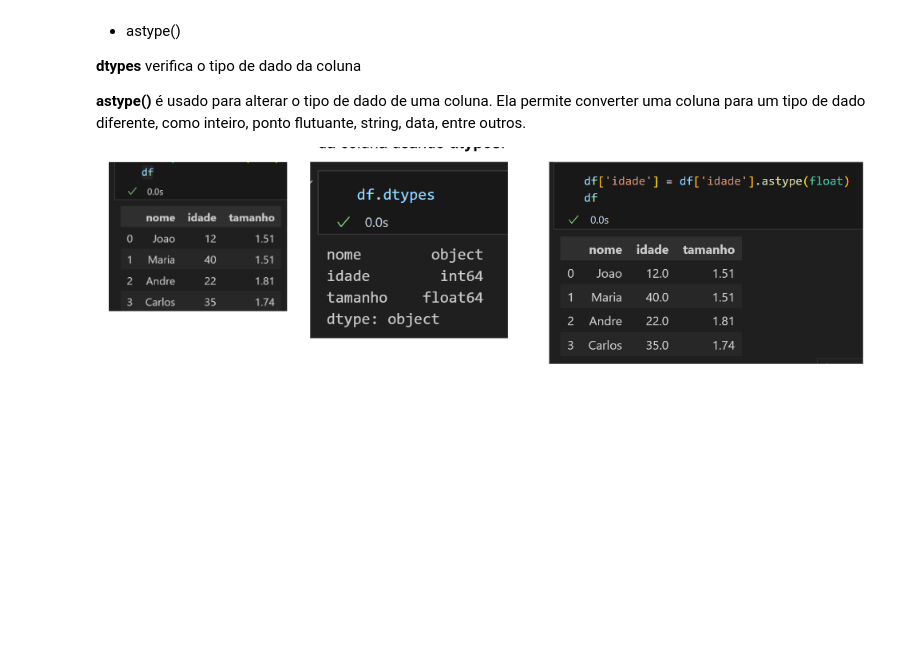
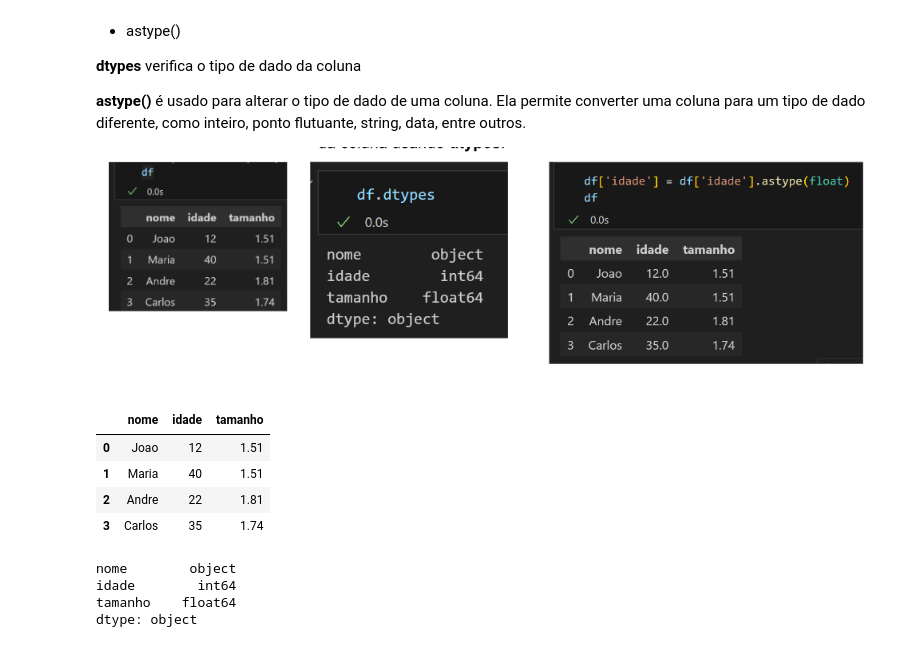
Before and after one commit to RegianeRSilva/curso, a Jupyter notebook: Aula 14 - Data Wrangling II/Aula 14 - Meu resumo.ipynb, the cells around one changed output. Saved outputs shown, nothing was run; the diff lists cells and outputs as text; code cells hidden in the pictures; blank space fills up the shorter version.

```diff
--- a/Aula 14 - Data Wrangling II/Aula 14 - Meu resumo.ipynb
+++ b/Aula 14 - Data Wrangling II/Aula 14 - Meu resumo.ipynb
@@ -551,3 +551,25 @@ pd.pivot_table(data = df_sns, index= 'Task', columns='Year', values= 'Score', ag
 **astype()** é usado para alterar o tipo de dado de uma coluna. Ela permite converter uma coluna para um tipo de dado diferente, como inteiro, ponto flutuante, string, data, entre outros.
 
 ![print.png](embedded-picture-1)
+# %%
+df_exx3 = pd.DataFrame({'nome': ['Joao', 'Maria', 'Andre', 'Carlos'], 'idade': [12,40,22,35], 'tamanho': [1.51, 1.51, 1.81, 1.74]})
+
+# df_exx3 = Nome da variavel dataframe
+# pd.DataFrame = pd (modulo) DataFrame (classe)
+# {} dentro está sendo colocado os nomes das coluna
+# [] dentro está sendo colocado os valores
+
+df_exx3
+# %% [output]
+|  | nome | idade | tamanho |
+| 0 | Joao | 12 | 1.51 |
+| 1 | Maria | 40 | 1.51 |
+| 2 | Andre | 22 | 1.81 |
+| 3 | Carlos | 35 | 1.74 |
+# %%
+df_exx3.dtypes
+# %% [output]
+nome        object
+idade        int64
+tamanho    float64
+dtype: object
```
Also changed, not shown: parts of 17 cells of this notebook.
